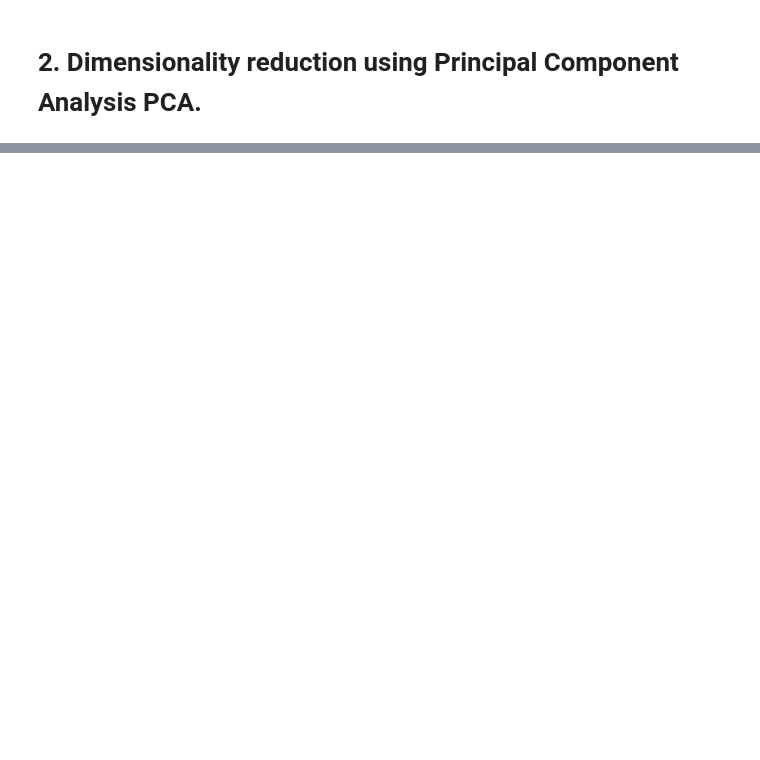
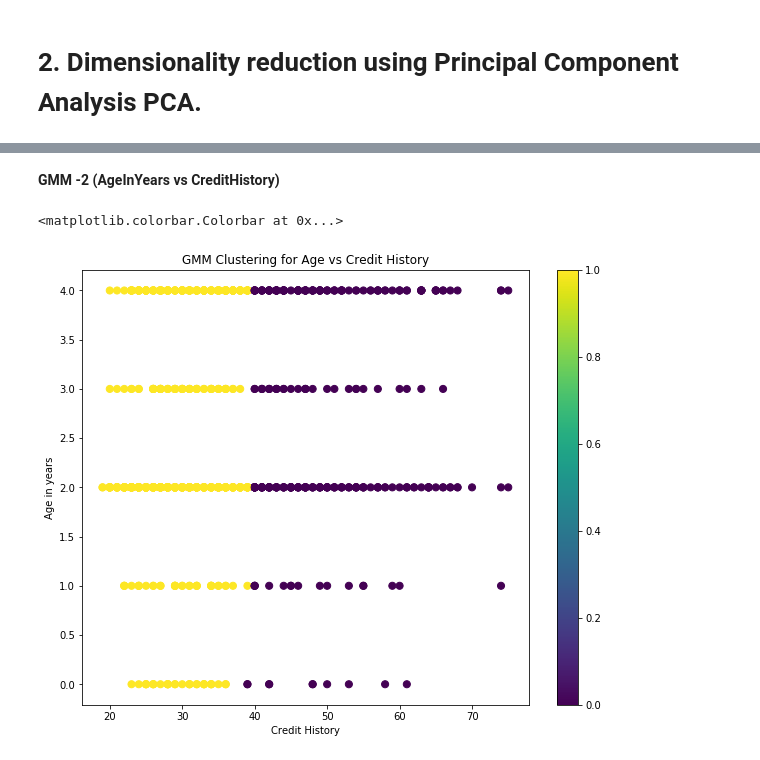
Before and after one commit to anvitha-jain/MLColab, a Jupyter notebook: Midterm.ipynb, the cells around one changed output, grey strips where cells are left out. Saved outputs shown, nothing was run; the diff lists cells and outputs as text; code cells hidden in the pictures; blank space fills up the shorter version.

```diff
--- a/Midterm.ipynb
+++ b/Midterm.ipynb
@@ -438,0 +551,26 @@ Text(0.5, 1, 'Correlation Mapping between features')
+# %% [markdown]
+**GMM -2 (AgeInYears  vs CreditHistory)**
+# %%
+gmm2 = germandf[['AgeInYears' , 'CreditHistory']]
+from sklearn.mixture import GaussianMixture
+def doGMM(X, nclust=2):
+    model = GaussianMixture(n_components=nclust)
+    model.fit(X)
+    clust_labels5 = model.predict(X)
+    return (clust_labels5)
+
+clust_labels5 = doGMM(gmm2)
+gmm = pd.DataFrame(clust_labels5)
+gmm2.insert((gmm2.shape[1]),'gmm',gmm)
+
+
+fig = plt.figure(figsize=(10, 8))
+ax = fig.add_subplot(111)
+scatter = ax.scatter(gmm2['AgeInYears'], gmm2['CreditHistory'], c=gmm[0],s=50)
+ax.set_title('GMM Clustering for Age vs Credit History')
+ax.set_xlabel('Credit History')
+ax.set_ylabel('Age in years')
+plt.colorbar(scatter)
+# %% [output]
+<matplotlib.colorbar.Colorbar at 0x...>
+[figure, added]
```
Also changed, not shown: parts of 48 cells of this notebook.
